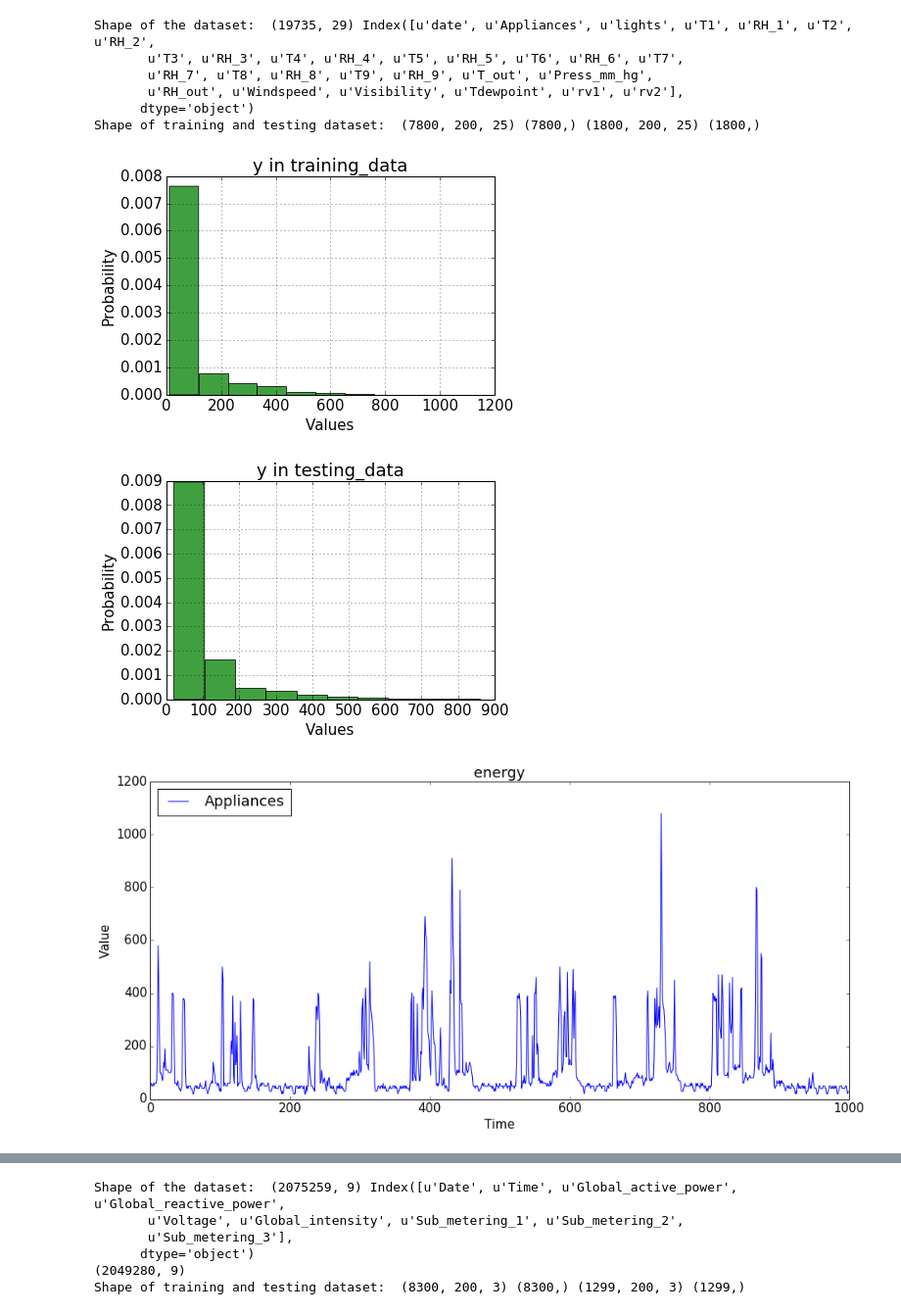
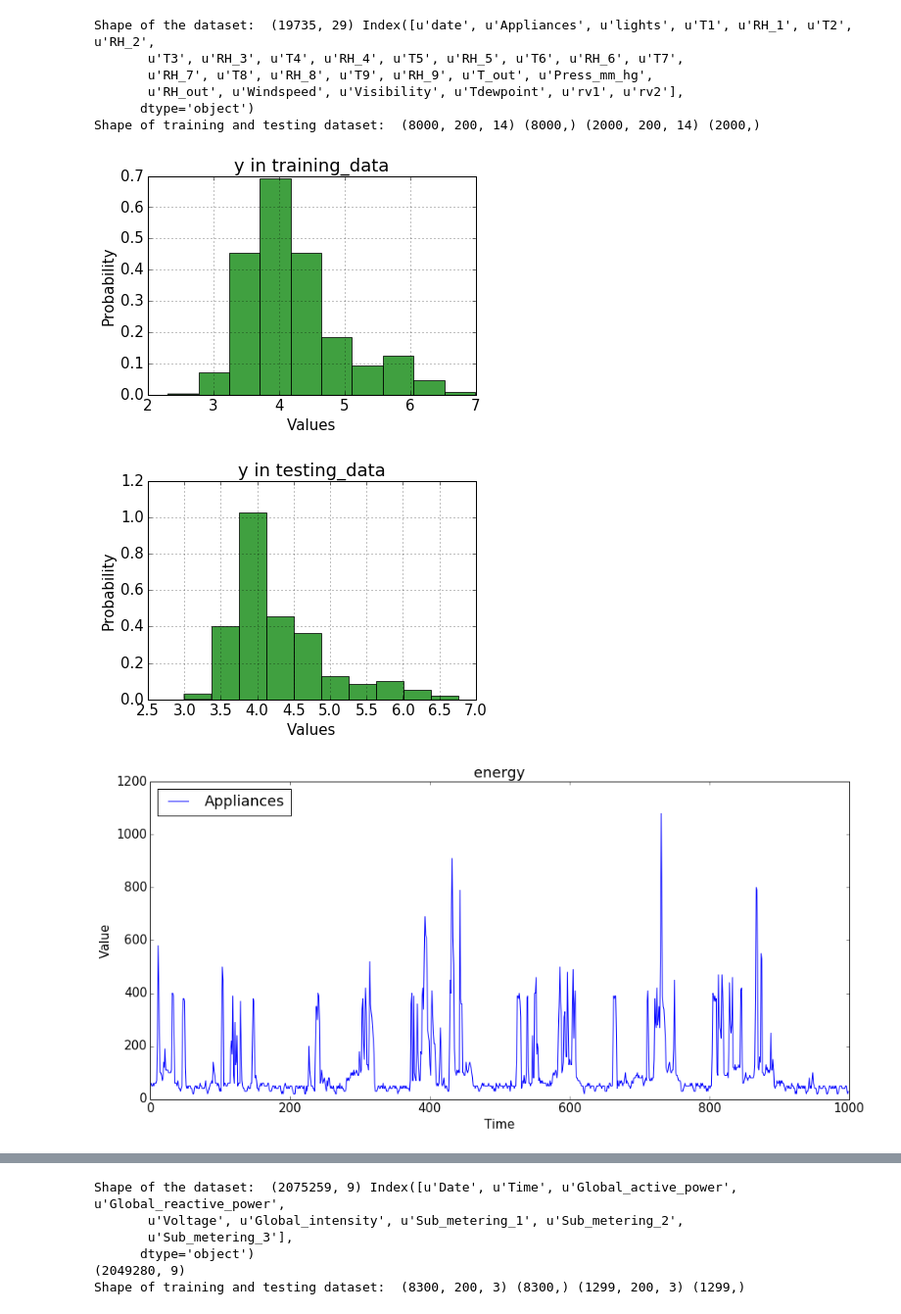
Before and after one commit to weilai0980/tsRNN, a Jupyter notebook: forecasting/data_prep.ipynb, the cells around one changed output, grey strips where cells are left out. Shown at 98% size. Saved outputs shown, nothing was run; the diff lists cells and outputs as text; code cells hidden in the pictures.

```diff
--- a/forecasting/data_prep.ipynb
+++ b/forecasting/data_prep.ipynb
@@ -244,49 +421,55 @@ dta_df = pd.read_csv( addr ,sep=',')
 print 'Shape of the dataset: ', dta_df.shape, dta_df.columns
 
 # prepare training and testing data
-split_idx = int(0.8*dta_df.shape[0])
-para_train_range = (0, 8000)
-para_test_range  = (8000, 10000)
+split_idx = int(0.7*dta_df.shape[0])
+para_train_range = (0, 8200)
+para_test_range  = (8200, 10400)
+
 
 target_col = 'Appliances'
-feature_cols = ['T_out', 'Press_mm_hg', 'RH_out', 'Windspeed', 'Visibility', 'Tdewpoint',
-                'T1', 'RH_1', 'T2', 'RH_2', 'T3', 'RH_3', 'T4', 'RH_4', 'T5', 'RH_5',\
-                'T6', 'RH_6', 'T7', 'RH_7', 'T8', 'RH_8', 'T9', 'RH_9']
-
+feature_cols = [ 'T1', 'T2', 'T3', 'T4', 'T5', 'T6', 'T7', 'T8', 'T9' , 'T_out', 'Windspeed', 'RH_out', 'Tdewpoint'
+#                 'T1', 'RH_1', 'T2', 'RH_2', 'T3', 'RH_3', 'T4', 'RH_4', 'T5', 'RH_5',\
+#                 'T6', 'RH_6', 'T7', 'RH_7', 'T8', 'RH_8', 'T9', 'RH_9'
+               ]
+#'Visibility',
+# 'T_out', 'Press_mm_hg', 'RH_out', 'Windspeed',  'Tdewpoint',
 
 x_train, x_test, y_train, y_test = \
 build_training_testing_data_4learning( dta_df, target_col, feature_cols, \
                                 para_uni_variate, para_train_test_split, para_win_size, \
                                 para_train_range, para_test_range, para_is_stateful )
 
 print 'Shape of training and testing dataset: ', np.shape(x_train), np.shape(y_train), \
                                                  np.shape(x_test), np.shape(y_test)
 
+
+y_train = log(y_train+1e-5)
+y_test = log(y_test+1e-5)
 
 # visualization
 y_distribution_plot( y_train, 'y in training_data' )
 y_distribution_plot( y_test,  'y in testing_data' )
 
 
 multivariate_ts_plot( dta_df[['Appliances']].iloc[:1000], 'energy')
 
 multivariate_ts_plot( dta_df[['lights']], 'energy')
 
 multivariate_ts_plot( dta_df[['T1', 'RH_1', 'T2', 'RH_2', 'T3', 'RH_3', 'T4', 'RH_4', 'T5', 'RH_5',\
                              'T6', 'RH_6', 'T7', 'RH_7', 'T8', 'RH_8', 'T9', 'RH_9']], 'energy')
 
 multivariate_ts_plot( dta_df[[ 'T_out', 'RH_out', 'Windspeed', 'Visibility', 'Tdewpoint']], 'energy')
 
 multivariate_ts_plot( dta_df[['Press_mm_hg']], 'energy')
 # %% [output]
 Shape of the dataset:  (19735, 29) Index([u'date', u'Appliances', u'lights', u'T1', u'RH_1', u'T2', u'RH_2',
        u'T3', u'RH_3', u'T4', u'RH_4', u'T5', u'RH_5', u'T6', u'RH_6', u'T7',
        u'RH_7', u'T8', u'RH_8', u'T9', u'RH_9', u'T_out', u'Press_mm_hg',
        u'RH_out', u'Windspeed', u'Visibility', u'Tdewpoint', u'rv1', u'rv2'],
       dtype='object')
-Shape of training and testing dataset:  (7800, 200, 25) (7800,) (1800, 200, 25) (1800,)
+Shape of training and testing dataset:  (8000, 200, 14) (8000,) (2000, 200, 14) (2000,)
-[figure, old version]
+[figure, new version]
-[figure, old version]
+[figure, new version]
 [figure]
 [figure]
 [figure]
```
Also changed, not shown: parts of 12 cells of this notebook, 5 other files.
